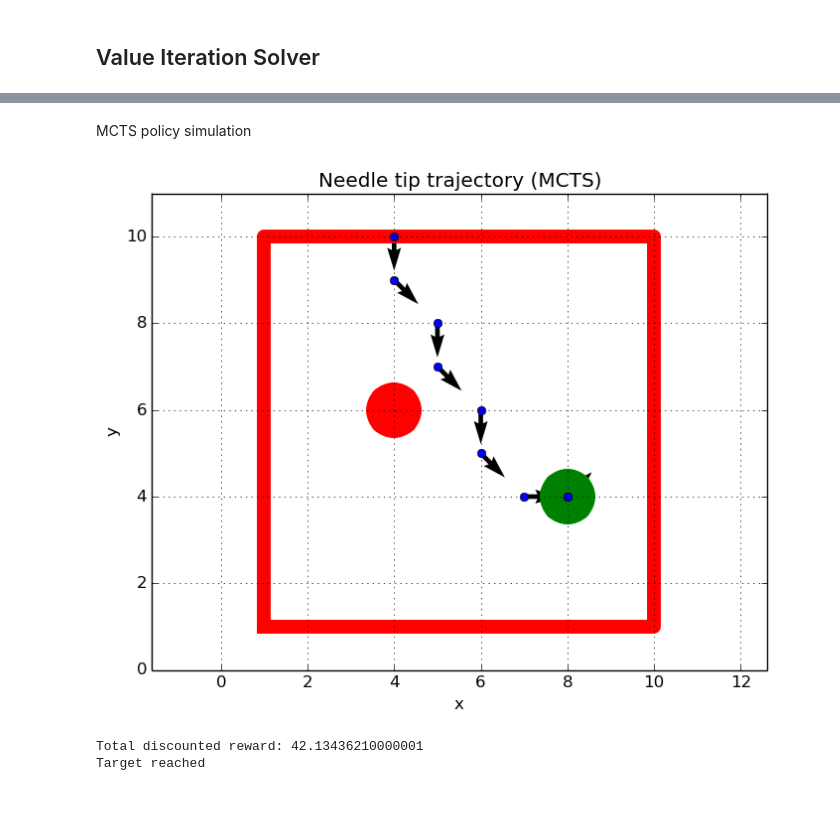
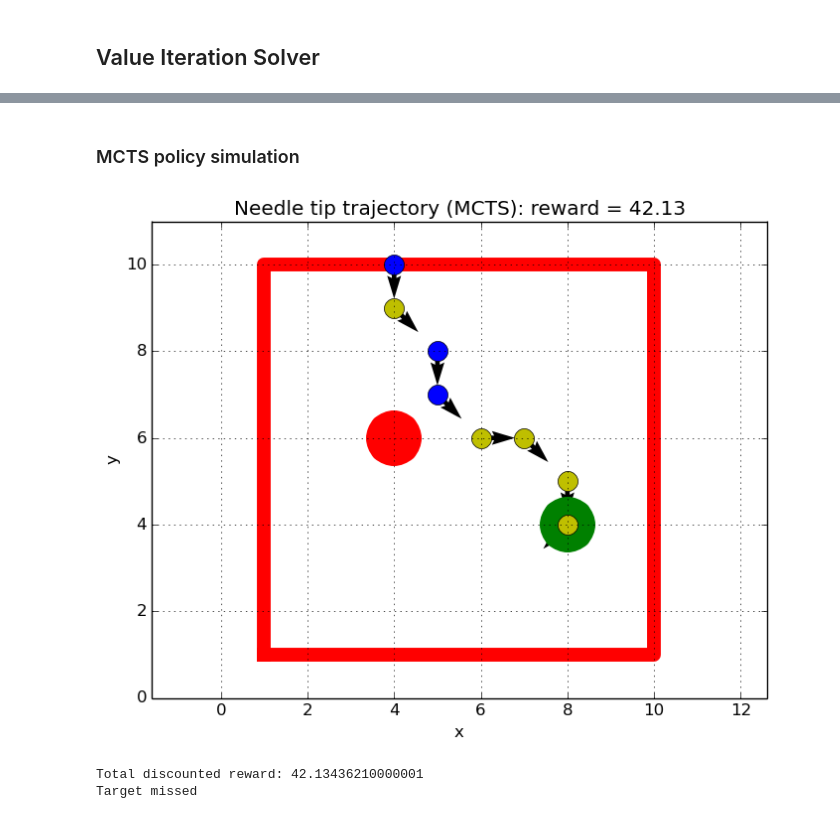
Before and after one commit to michaellin/NeedlePOMDP, a Jupyter notebook: project/NeedleMDP.ipynb, the cells around one changed output, grey strips where cells are left out. Drawn from its saved outputs; the diff is of its cells as text; code cells hidden in the pictures.

```diff
--- a/project/NeedleMDP.ipynb
+++ b/project/NeedleMDP.ipynb
@@ -96,0 +68,2 @@ mdp.reward_states # mdp contains all the defualt values from the constructor
+# %%
+mdp = Needle()
@@ -528,14 +454,22 @@ end
 plot([1 10 10 1 1]',[1 1 10 10 1]',linewidth=10,color="r") # tissue bounds
 plot(mdp.reward_states[1].x,mdp.reward_states[1].y,marker="o",markersize=40,color="g",markeredgecolor="none")
 plot(mdp.reward_states[9].x,mdp.reward_states[9].y,marker="o",markersize=40,color="r",markeredgecolor="none")
-hold(true)
 
-for state in hist_vi.state_hist
-    plot(state.x,state.y,color="b",marker="o")
+# needle trajectory
+steps = length(hist_vi.state_hist)
+for i = 1:steps-1
+    state = hist_vi.state_hist[i]
+    action = hist_vi.action_hist[i]
+    if action == :cw
+        c = "y"
+    else
+        c = "b"
+    end
+    plot(state.x,state.y,color=c,marker="o",markersize=15)
     quiver(state.x,state.y,0.5*cos((state.psi-1)*pi/4),0.5*sin((state.psi-1)*pi/4))
 end
 
-title("Needle tip trajectory (value iteration)")
+title(@sprintf("Needle tip trajectory (value iteration): reward = %0.2f",r))
 axis("equal")
 axis([0, 11, 0, 11])
 xlabel("x")
@@ -575,37 +510,45 @@ policy_MCTS = MCTSPolicy(solver, mdp_MCTS);
 # %% [markdown]
-MCTS policy simulation
+### MCTS policy simulation
 # %%
 s = NeedleState(4,10,7)
 
 hist_MCTS = HistoryRecorder()
 r = simulate(hist_MCTS, mdp_MCTS, policy_MCTS, s)
 
 println("Total discounted reward: $r")
 
 if posequal(hist_MCTS.state_hist[end], mdp_MCTS.reward_states[1])
     println("Target reached")
 else
     println("Target missed")
 end
 
 # define tissue environment
 plot([1 10 10 1 1]',[1 1 10 10 1]',linewidth=10,color="r") # tissue bounds
-plot(mdp_MCTS.reward_states[1].x,mdp_MCTS.reward_states[1].y,marker="o",markersize=40,color="g",markeredgecolor="none")
-plot(mdp_MCTS.reward_states[9].x,mdp_MCTS.reward_states[9].y,marker="o",markersize=40,color="r",markeredgecolor="none")
-hold(true)
+plot(mdp.reward_states[1].x,mdp.reward_states[1].y,marker="o",markersize=40,color="g",markeredgecolor="none")
+plot(mdp.reward_states[9].x,mdp.reward_states[9].y,marker="o",markersize=40,color="r",markeredgecolor="none")
 
-for state in hist_MCTS.state_hist
-    plot(state.x,state.y,color="b",marker="o")
+# needle trajectory
+steps = length(hist_MCTS.state_hist)
+for i = 1:steps-1
+    state = hist_MCTS.state_hist[i]
+    action = hist_MCTS.action_hist[i]
+    if action == :cw
+        c = "y"
+    else
+        c = "b"
+    end
+    plot(state.x,state.y,color=c,marker="o",markersize=15)
     quiver(state.x,state.y,0.5*cos((state.psi-1)*pi/4),0.5*sin((state.psi-1)*pi/4))
 end
 
-title("Needle tip trajectory (MCTS)")
+title(@sprintf("Needle tip trajectory (MCTS): reward = %0.2f",r))
 axis("equal")
 axis([0, 11, 0, 11])
 xlabel("x")
 ylabel("y")
 grid(true)
 # %% [output]
-[figure, old version]
+[figure, new version]
 Total discounted reward: 42.13436210000001
-Target reached
+Target missed
```
Also changed, not shown: parts of 49 cells of this notebook, 14 other files.
